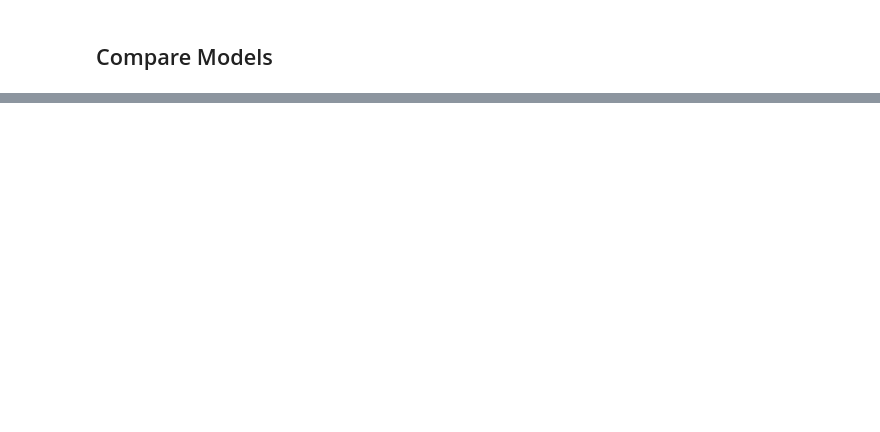
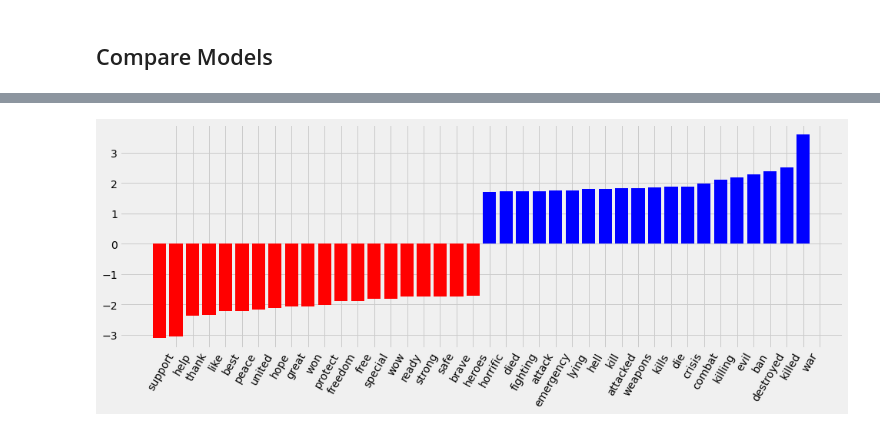
Before and after one commit to aduchini/Final_project, a Jupyter notebook: Machine_Learning.ipynb, the cells around one changed output, grey strips where cells are left out. Cells and saved outputs as stored; diff of their text form; code cells hidden in the pictures; blank space fills up the shorter version.

```diff
--- a/Machine_Learning.ipynb
+++ b/Machine_Learning.ipynb
@@ -246,0 +189,27 @@ print('Accuracy of model at predicting sentiment was: %f' % acc)
+# %%
+# Referred the below link to plot Most important features(words) within the model
+#https://aneesha.medium.com/visualising-top-features-in-linear-svm-with-scikit-learn-and-matplotlib-3454ab18a14d#:~:text=Once%20a%20linear%20SVM%20is,can%20be%20accessed%20with%20svm.&text=The%20absolute%20size%20of%20the,for%20the%20data%20separation%20task.
+
+def plot_coefficients(classifier, feature_names, top_features=20):
+    coef = classifier.coef_.ravel()
+    top_positive_coefficients = np.argsort(coef)[-top_features:]
+    top_negative_coefficients = np.argsort(coef)[:top_features]
+    top_coefficients = np.hstack([top_negative_coefficients, top_positive_coefficients])
+
+    # create plot
+    plt.figure(figsize=(15, 5))
+    colors = ['red' if c < 0 else 'blue' for c in coef[top_coefficients]]
+    plt.bar(np.arange(2 * top_features), coef[top_coefficients], color=colors)
+    feature_names = np.array(feature_names)
+    plt.xticks(np.arange(1, 1 + 2 * top_features), feature_names[top_coefficients], rotation=60, ha='right')
+    plt.show()
+# %%
+feature_names = vectorizer.get_feature_names()
+coefs_with_fns = sorted(zip(model.coef_[0], feature_names))
+df_feat=pd.DataFrame(coefs_with_fns)
+df_feat.columns='coefficient','word'
+df_feat.sort_values(by='coefficient')
+plot_coefficients(model, feature_names)
+#plt.savefig("images/.png")
+# %% [output]
+[figure, added]
```
Also changed, not shown: parts of 33 cells of this notebook.
